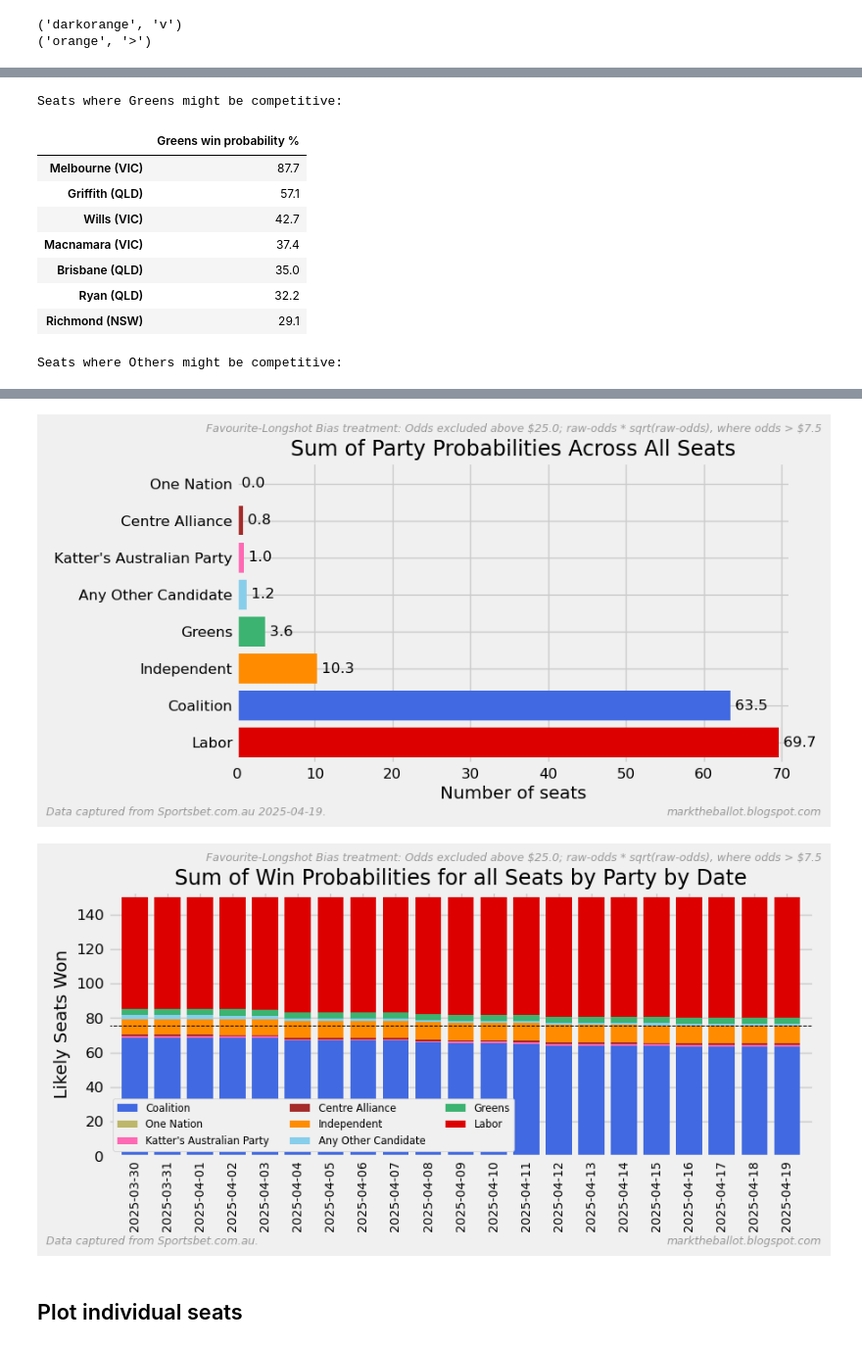
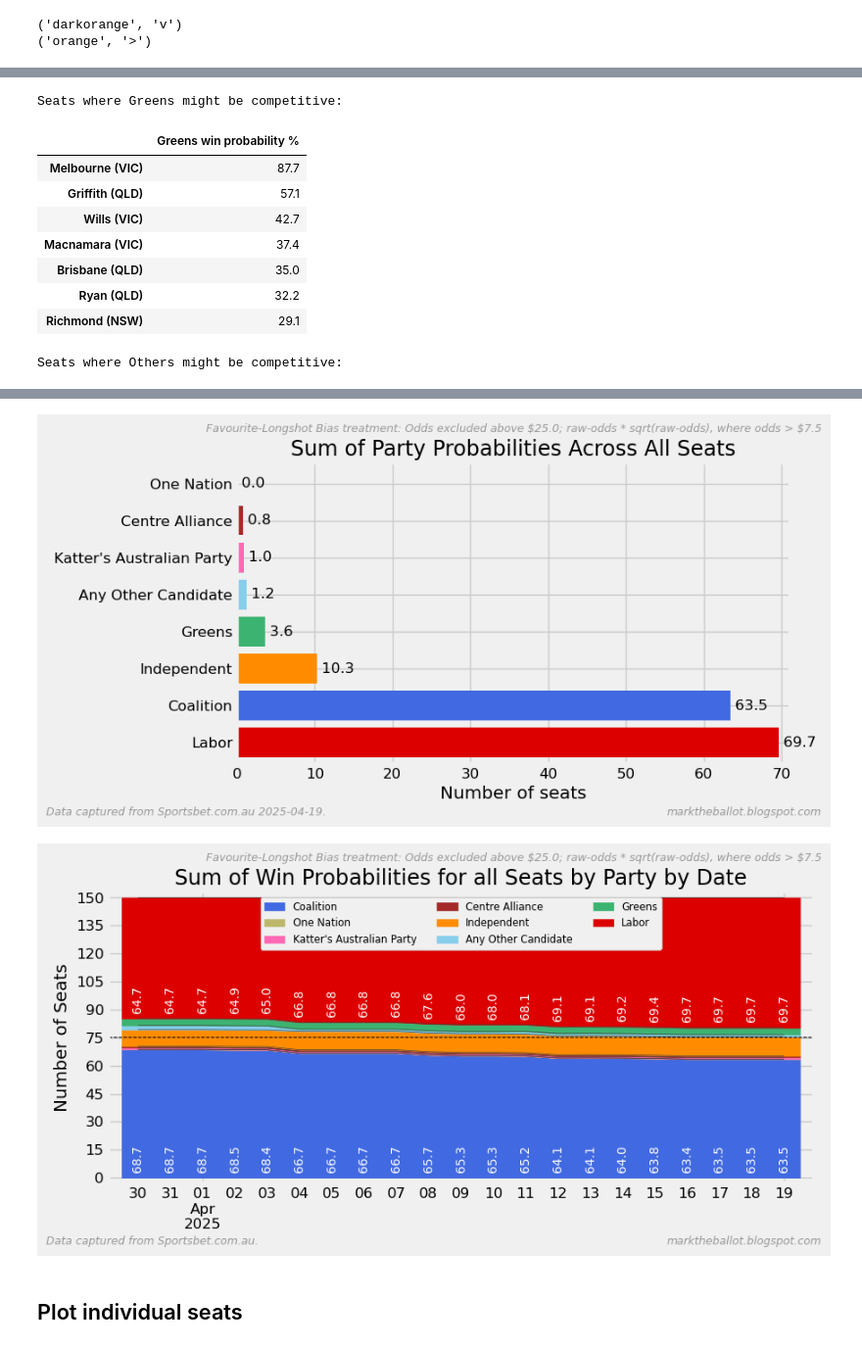
Before and after one commit to bpalmer4/Australian-Federal-Election-2025, a Jupyter notebook: notebooks/_chart-electorate-betting-at-sportsbet.ipynb, the cells around one changed output, grey strips where cells are left out. Shown at 98% size. Cells and saved outputs as stored; diff of their text form; code cells hidden in the pictures.

Commit message:
New change over time plot for individual seats

```diff
--- a/notebooks/_chart-electorate-betting-at-sportsbet.ipynb
+++ b/notebooks/_chart-electorate-betting-at-sportsbet.ipynb
@@ -369,7 +369,7 @@ def plot_ahead_count(
         ax.text(v, i, f" {rounded}", color="black", va="center", ha="left")  # type: ignore[arg-type]
     plotting.finalise_plot(
         ax,
-        title="Count of Ahead Party in Each Seat",
+        title="Count of Ahead Parties (Favourites) across all Seats",
         ylabel=None,
         xlabel="Number of Seats",
         rfooter="marktheballot.blogspot.com",
@@ -581,27 +581,57 @@ def plot_prob_progres(
     seat_probs: dict[str, pd.DataFrame],  # betting data
     method: str,  # method used to calculate probabilities
 ) -> None:
-    """Plot the progress of the probabilities for all seats."""
+    """Plot the progress of the probabilities for all seats over time."""
 
     aggregated = reduce(lambda a, b: a.add(b, fill_value=0), seat_probs.values())
     aggregated.index = pd.PeriodIndex(aggregated.index, freq="D")
     aggregated = aggregated[~aggregated.index.duplicated(keep="last")]
-    aggregated = order_columns(aggregated)
+    aggregated = order_columns(aggregated).fillna(0)
     check = aggregated.sum(axis=1)
     assert (check > 149.9).all() and (
         check < 150.1
-    ).all(), f"Probabilities do not sum to 150 seats; n={check.sum()}"
-    colors = [colourise(x)[0] for x in aggregated.columns]
+    ).all(), f"Probabilities do not sum to 150 seats; n={check}"
 
-    ax = aggregated.plot.bar(
-        stacked=True, color=colors, width=0.8  # type :ignore[arg-type]
-    )
-    xlabels = ax.get_xticklabels()
-    ax.set_xticklabels(xlabels, fontsize="small")
+    _fig, ax = plt.subplots()
+    ax.set_yticks([x for x in range(0, 151, 15)])
+    ceiling = pd.Series(0, index=aggregated.index)
+    color = Coloriser()
+    for col in aggregated.columns:
+        floor = ceiling
+        ceiling = ceiling.add(aggregated[col])
+        c, _m = color(col)
+        ceiling.plot(ax=ax, color="#444444", linewidth=0.5, label="_")  # oddly required?
+        # manage endpoints - so that we can write within the area
+        x_ = [x.ordinal for x in floor.index]
+        x_[0] -= 0.5
+        x_[-1] += 0.5
+        # plot the area
+        ax.fill_between(
+            x_,
+            floor,
+            ceiling,
+            label=col,
+            color=c,
+        )
+        # add text/annotations for the larger values
+        larger = 15
+        if aggregated[col].mean() > larger:
+            for x, y, s in zip(floor.index, floor, aggregated[col]):
+                ax.text(
+                    x,
+                    y+3,
+                    f"{s:.1f}",
+                    color="white",
+                    va="bottom",
+                    ha="center",
+                    fontsize="small",
+                    rotation=90,
+                )
+    # complete the plot
     plotting.finalise_plot(
         ax,
         title="Sum of Win Probabilities for all Seats by Party by Date",
-        ylabel="Likely Seats Won",
+        ylabel="Number of Seats",
         xlabel=None,
         rfooter="marktheballot.blogspot.com",
         rheader=method,
@@ -613,7 +643,7 @@ def plot_prob_progres(
             "linewidth": 0.75,
         },
         legend={
-            "loc": "lower left",
+            "loc": "upper center",
             "fontsize": "x-small",
             "framealpha": 1.0,
             "ncol": 3,
@@ -695,5 +725,5 @@ Seats where Others might be competitive:
 [figure]
-[figure, old version]
+[figure, new version]
 # %% [markdown]
 ## Plot individual seats
 # %%
```
Also changed, not shown: parts of 2 cells of this notebook.
